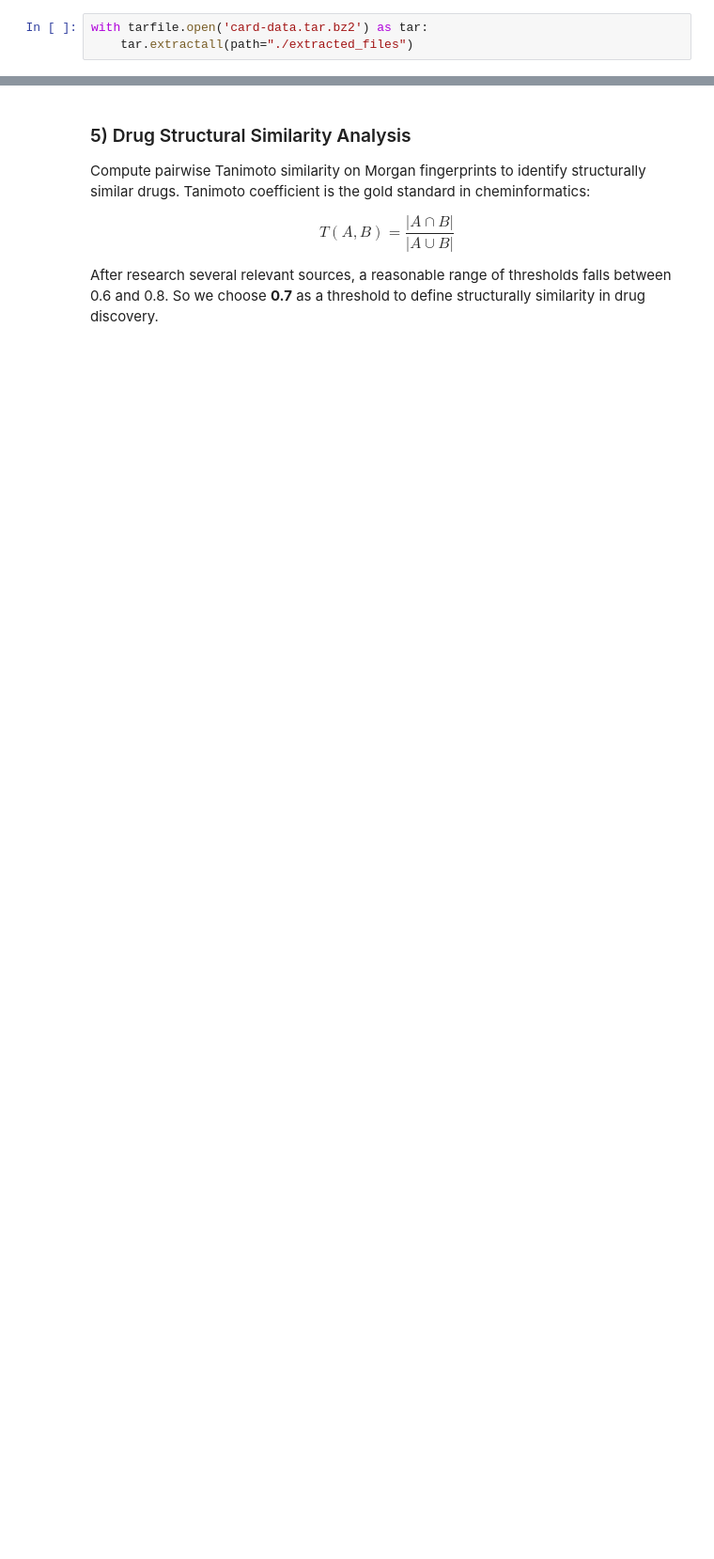
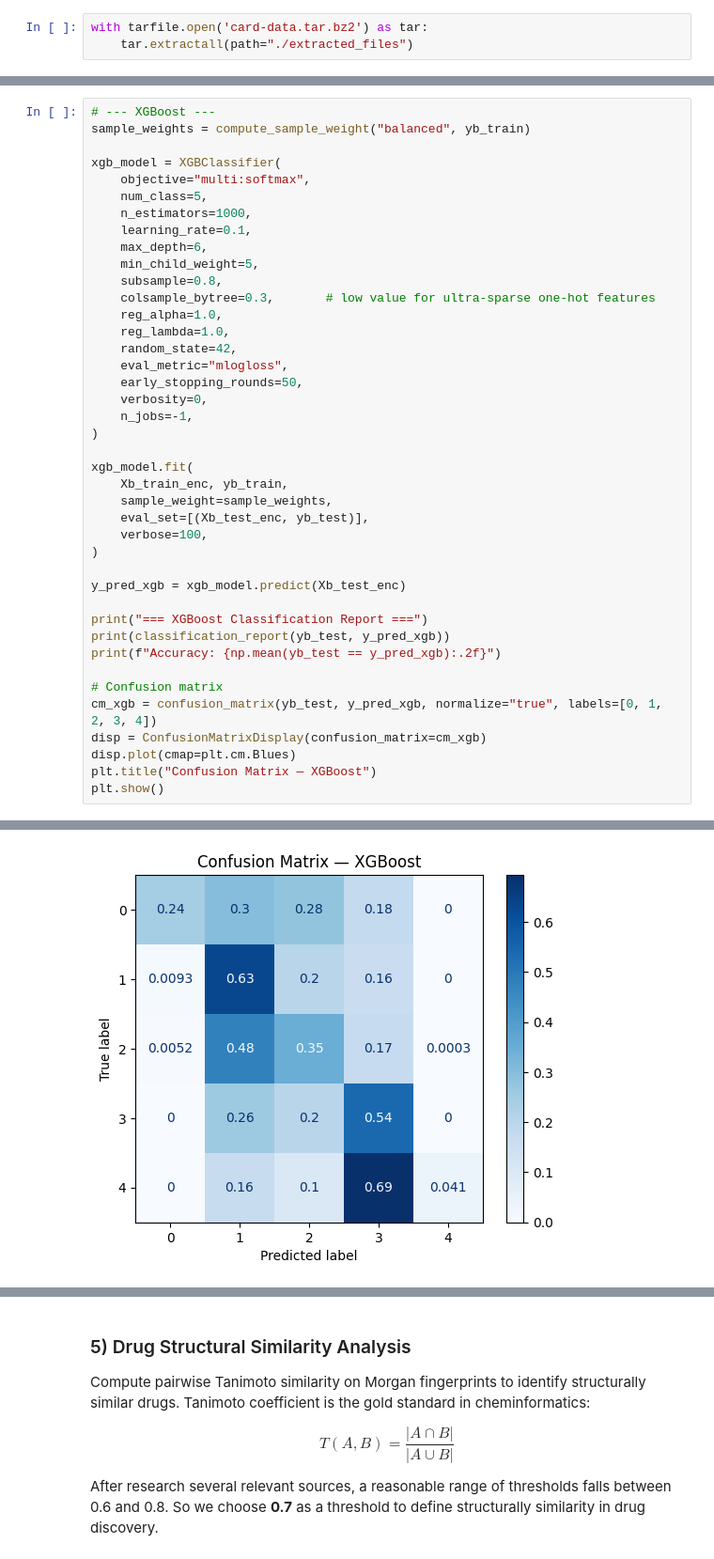
Before and after one commit to ibonomi-MSSE/277B-Final-Project, a Jupyter notebook: draft.ipynb, the cells around one changed output, grey strips where cells are left out. Shown at 94% size. Saved outputs shown, nothing was run; the diff lists cells and outputs as text; blank space fills up the shorter version.

```diff
--- a/draft.ipynb
+++ b/draft.ipynb
@@ -452,0 +539,42 @@ with tarfile.open('card-data.tar.bz2') as tar:
+# %%
+# --- XGBoost ---
+sample_weights = compute_sample_weight("balanced", yb_train)
+
+xgb_model = XGBClassifier(
+    objective="multi:softmax",
+    num_class=5,
+    n_estimators=1000,
+    learning_rate=0.1,
+    max_depth=6,
+    min_child_weight=5,
+    subsample=0.8,
+    colsample_bytree=0.3,       # low value for ultra-sparse one-hot features
+    reg_alpha=1.0,
+    reg_lambda=1.0,
+    random_state=42,
+    eval_metric="mlogloss",
+    early_stopping_rounds=50,
+    verbosity=0,
+    n_jobs=-1,
+)
+
+xgb_model.fit(
+    Xb_train_enc, yb_train,
+    sample_weight=sample_weights,
+    eval_set=[(Xb_test_enc, yb_test)],
+    verbose=100,
+)
+
+y_pred_xgb = xgb_model.predict(Xb_test_enc)
+
+print("=== XGBoost Classification Report ===")
+print(classification_report(yb_test, y_pred_xgb))
+print(f"Accuracy: {np.mean(yb_test == y_pred_xgb):.2f}")
+
+# Confusion matrix
+cm_xgb = confusion_matrix(yb_test, y_pred_xgb, normalize="true", labels=[0, 1, 2, 3, 4])
+disp = ConfusionMatrixDisplay(confusion_matrix=cm_xgb)
+disp.plot(cmap=plt.cm.Blues)
+plt.title("Confusion Matrix — XGBoost")
+plt.show()
+# %% [output]
@@ -452,0 +598 @@ with tarfile.open('card-data.tar.bz2') as tar:
+[figure, added]
```
Also changed, not shown: parts of 12 cells of this notebook.
